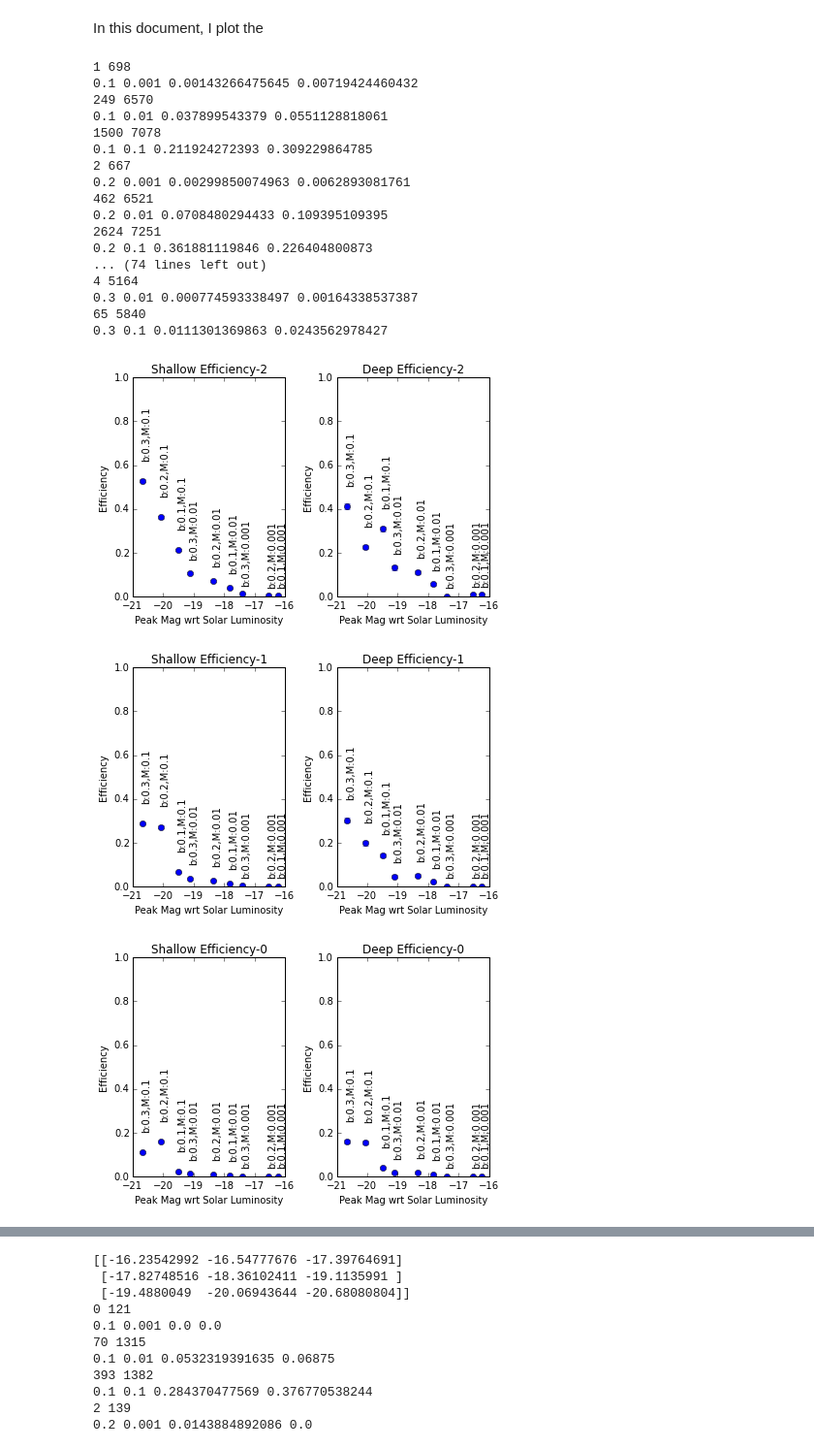
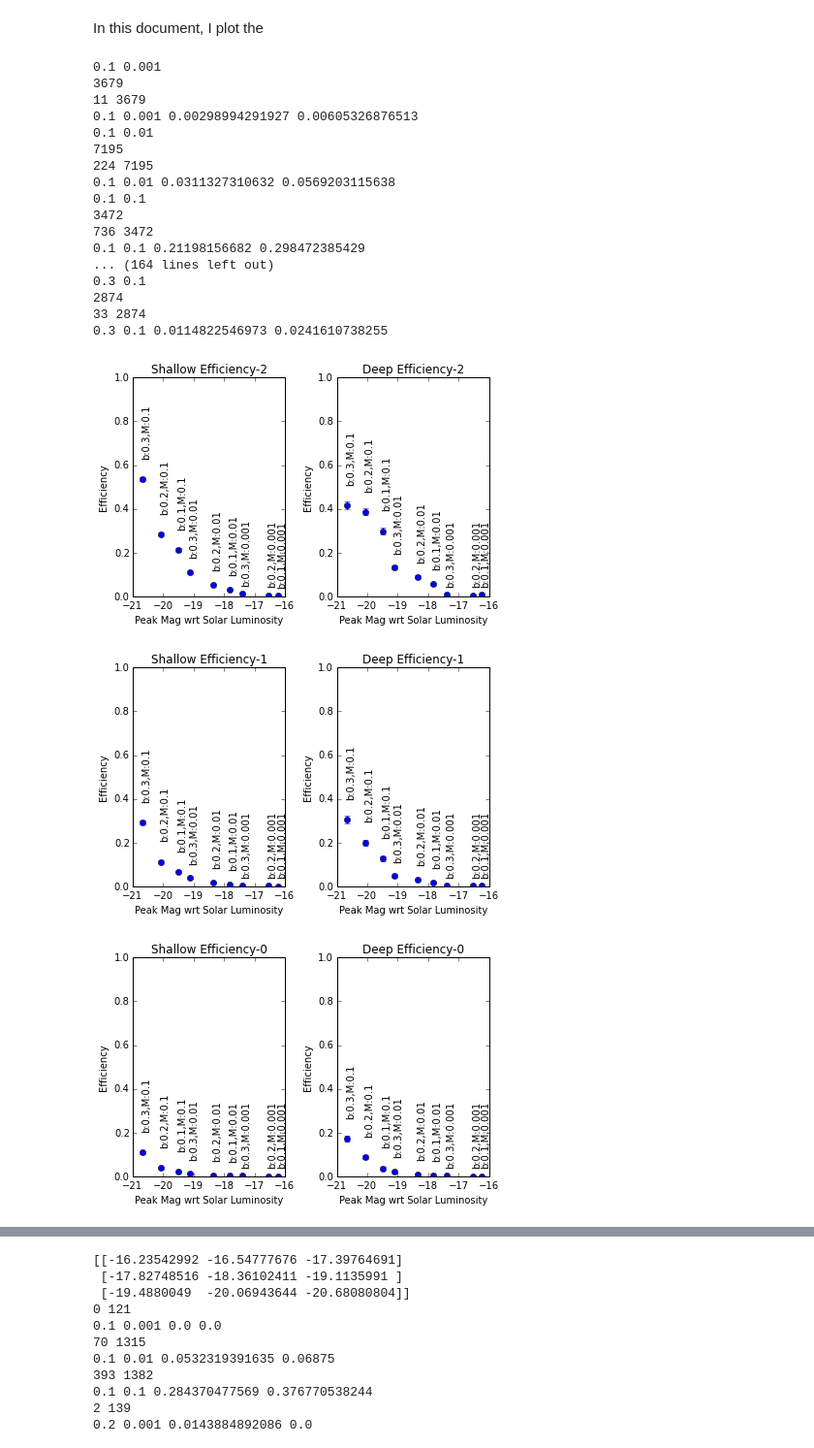
Before and after one commit to zodoctor/DES_KN_SNFIELDS, a Jupyter notebook: EfficiencyVsOffset081415.ipynb, the cells around one changed output, grey strips where cells are left out. Shown at 97% size. Saved outputs shown, nothing was run; the diff lists cells and outputs as text; code cells hidden in the pictures.

```diff
--- a/EfficiencyVsOffset081415.ipynb
+++ b/EfficiencyVsOffset081415.ipynb
@@ -33,7 +33,7 @@ for offset in offsets:
     dumpfile = "../KNSimDataRateLims081715_z0.2/ZDNTEST_MAGOFF" + offset +"/ZDNTEST_MAGOFF" + offset + ".DUMP"
     dumpdata = np.genfromtxt(dumpfile,skip_header=2)
     dumpbeta = np.around(np.array(dumpdata[:,30]),5)
-    dumpM = np.around(np.array(dumpdata[:,31]),5)
+    dumpM = np.around(np.array(dumpdata[:,32]),5)
     dumpSN = dumpdata[:,1]
     dumpSN = np.array([int(dumpSN[i]) for i,eye in enumerate(dumpSN)])
     dumpMu = dumpdata[:,12]
@@ -44,6 +44,7 @@ for offset in offsets:
     fig, axs = plt.subplots(nrows=1, ncols=2, sharex=True)
     for bnum,b in enumerate(beta):
         for Mnum,M in enumerate(M_sol):
+            print b, M
             key = 'b'+str(b)+'_'+'m'+str(M)
             Msel = dumpM == M
             bsel = dumpbeta == b
@@ -51,6 +52,7 @@ for offset in offsets:
             shal = ~deep
             shalsel = Msel & bsel & shal
             deepsel = Msel & bsel & deep
+            print np.sum(shalsel)
             #modelDict[key] = dict()
             #modelDict[key]['SN'] = dumpSN[sel]
             shalSN = dumpSN[shalsel]
@@ -59,50 +61,50 @@ for offset in offsets:
             totaldeep = len(deepSN)
             #modelDict[key]['Mu'] = dumpMu[sel]
             #modelDict[key]['PeakMag'] = dumpPeakMag[sel]
             #print b,M,np.mean(modelDict[key]['PeakMag']-modelDict[key]['Mu'])
             shalSNIDsel = np.in1d(simSNIDlist,shalSN)
             deepSNIDsel = np.in1d(simSNIDlist,deepSN)
             totalshalcut = np.sum(shalSNIDsel &dict1['sim_shallow']['trigs'] & dict1['sim_shallow']['detections'] & dict1['sim_shallow']['multitrig'])
             totaldeepcut = np.sum(deepSNIDsel &dict1['sim_deep']['trigs'] & dict1['sim_deep']['detections'] & dict1['sim_deep']['multitrig'])
             print totalshalcut, totalshal
             shalEff = float(totalshalcut)/float(totalshal)
             deepEff = float(totaldeepcut)/float(totaldeep)
             shalErr = np.sqrt(float(totalshalcut)*(1-shalEff))/float(totalshal)
             deepErr = np.sqrt(float(totaldeepcut)*(1-deepEff))/float(totaldeep)
             print b,M,shalEff,deepEff
             ax = axs[0]
             ax.errorbar(bolMag[Mnum,bnum], shalEff, yerr=shalErr,color='b',fmt='--o')
             ax.set_title('Shallow Efficiency'+offset)
             ax.set_xlabel('Peak Mag wrt Solar Luminosity')
             ax.set_ylabel('Efficiency')
             ax.text(bolMag[Mnum,bnum], (shalEff+.3),'b:'+str(b)+',M:'+str(M),rotation='vertical')
             ax.set_ylim([0,1])
             ax = axs[1]
             ax.errorbar(bolMag[Mnum,bnum], deepEff, yerr=deepErr,color='b',fmt='--o')
             ax.set_title('Deep Efficiency'+offset)
             ax.set_xlabel('Peak Mag wrt Solar Luminosity')
             ax.set_ylabel('Efficiency')
             ax.text(bolMag[Mnum,bnum], (deepEff+.3),'b:'+str(b)+',M:'+str(M),rotation='vertical')
             ax.set_ylim([0,1])
     plt.tight_layout()
 # %% [output]
-1 698
-0.1 0.001 0.00143266475645 0.00719424460432
-249 6570
-0.1 0.01 0.037899543379 0.0551128818061
-1500 7078
-0.1 0.1 0.211924272393 0.309229864785
-2 667
-0.2 0.001 0.00299850074963 0.0062893081761
-462 6521
-0.2 0.01 0.0708480294433 0.109395109395
-2624 7251
-0.2 0.1 0.361881119846 0.226404800873
-... (74 lines left out)
-4 5164
-0.3 0.01 0.000774593338497 0.00164338537387
-65 5840
-0.3 0.1 0.0111301369863 0.0243562978427
+0.1 0.001
+3679
+11 3679
+0.1 0.001 0.00298994291927 0.00605326876513
+0.1 0.01
+7195
+224 7195
+0.1 0.01 0.0311327310632 0.0569203115638
+0.1 0.1
+3472
+736 3472
+0.1 0.1 0.21198156682 0.298472385429
+... (164 lines left out)
+0.3 0.1
+2874
+33 2874
+0.3 0.1 0.0114822546973 0.0241610738255
-[figure, old version]
+[figure, new version]
-[figure, old version]
+[figure, new version]
-[figure, old version]
+[figure, new version]
```
Also changed, not shown: parts of 1 cell of this notebook, 1 other file.
